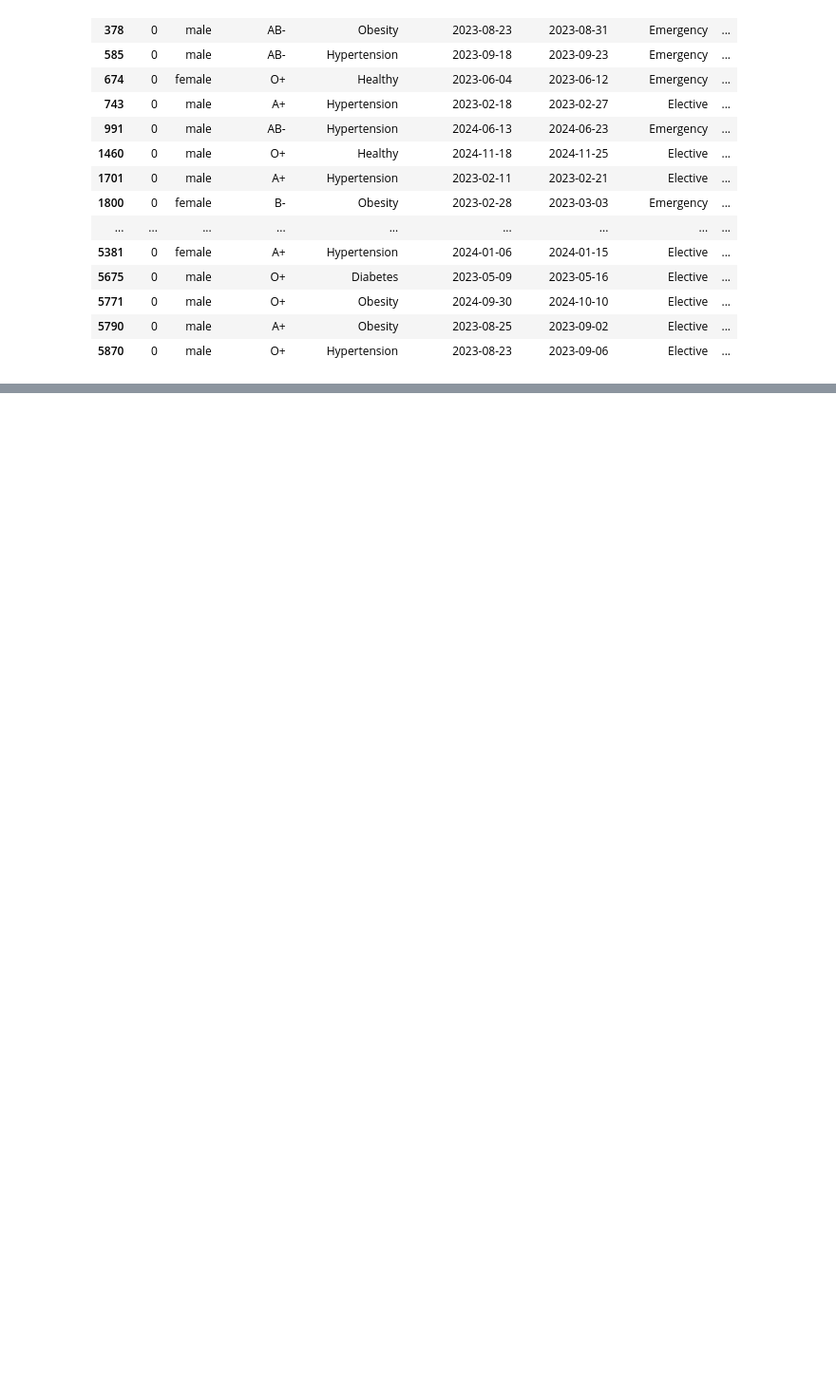
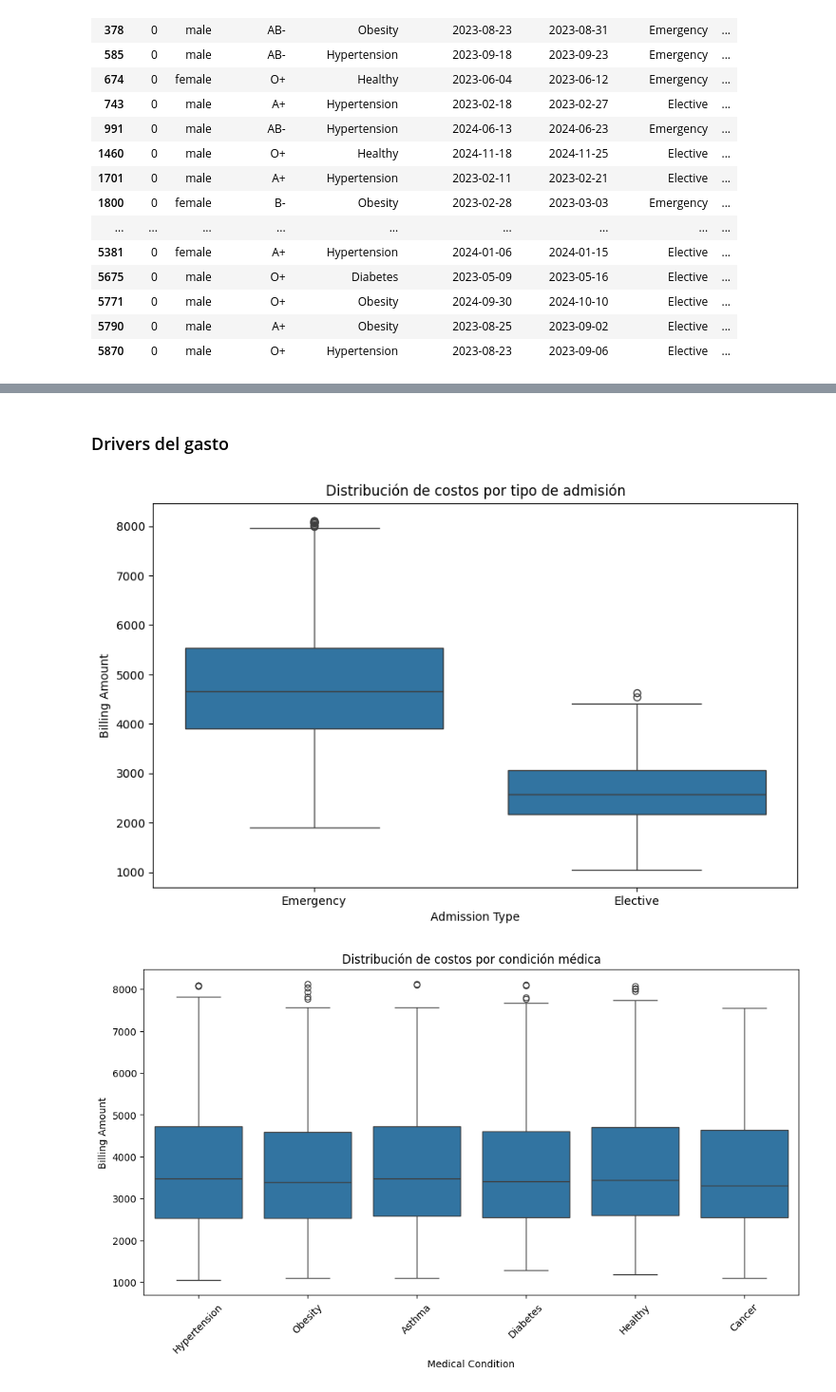
Before and after one commit to omsmarian/Analytics, a Jupyter notebook: analisis.ipynb, the cells around one changed output, grey strips where cells are left out. Shown at 95% size. Drawn from its saved outputs; the diff is of its cells as text; code cells hidden in the pictures; blank space fills up the shorter version.

```diff
--- a/analisis.ipynb
+++ b/analisis.ipynb
@@ -118,0 +170,16 @@ display(data[data["Age"] == 0])
+# %% [markdown]
+### Drivers del gasto
+# %%
+plt.figure(figsize=(10,6))
+sns.boxplot(data=data, x='Admission Type', y='Billing Amount')
+plt.title("Distribución de costos por tipo de admisión")
+plt.show()
+
+plt.figure(figsize=(12,6))
+sns.boxplot(data=data, x='Medical Condition', y='Billing Amount')
+plt.xticks(rotation=45)
+plt.title("Distribución de costos por condición médica")
+plt.show()
+# %% [output]
+[figure, added]
+[figure, added]
```
Also changed, not shown: parts of 20 cells of this notebook.
